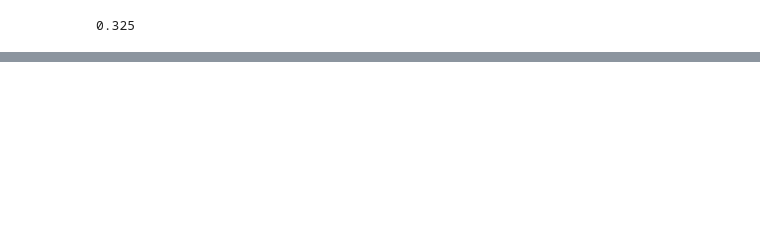
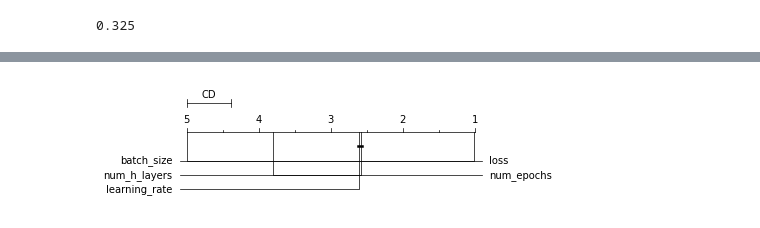
Before and after one commit to cosmina98/PhD, a Jupyter notebook: Work_in_progress/Wrapped_up_MLP.ipynb, the cells around one changed output, grey strips where cells are left out. Saved outputs shown, nothing was run; the diff lists cells and outputs as text; code cells hidden in the pictures; blank space fills up the shorter version.

```diff
--- a/Work_in_progress/Wrapped_up_MLP.ipynb
+++ b/Work_in_progress/Wrapped_up_MLP.ipynb
@@ -908,0 +876,21 @@ objective({'num_epochs':int(best['num_epochs']), 'learning_rate':best['learning_
+# %%
+def decompose_trial_into_relevant_columns_pandas(trials):
+    df = pd.DataFrame()
+    df['loss']=trials.losses()
+    df['learning_rate']=trials.vals['learning_rate']
+    df['num_epochs']=[int(a) for a in trials.vals['num_epochs']]
+    df['num_h_layers']=[int(a) for a in trials.vals['num_h_layers']]
+    df['batch_size']=[int(a) for a in trials.vals['batch_size']]
+    return df
+# %%
+df=decompose_trial_into_relevant_columns_pandas(trial)
+
+"""
+df=df.transpose()
+#df.columns = df.iloc[0]
+df = df.reset_index()
+#df = df.drop(df.index[0])
+df = df.reset_index()
+df =df.drop(["level_0","index"],axis = 1)
+data=df
+"""
@@ -908,0 +915,3 @@ objective({'num_epochs':int(best['num_epochs']), 'learning_rate':best['learning_
+# %%
+result = autorank(data, alpha=0.05, verbose=False)
+print(result)
@@ -908,0 +971,5 @@ objective({'num_epochs':int(best['num_epochs']), 'learning_rate':best['learning_
+# %%
+plot_stats(result)
+plt.show()
+# %% [output]
+[figure, added]
```
Also changed, not shown: parts of 20 cells of this notebook.
